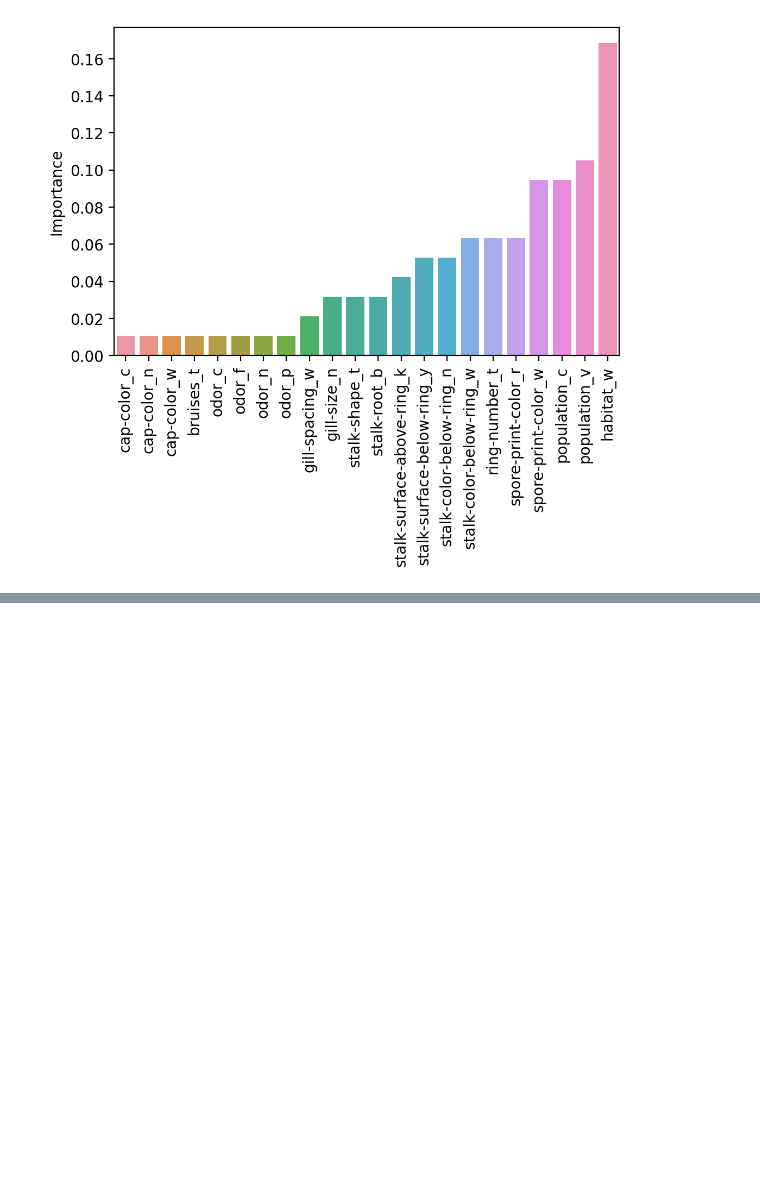
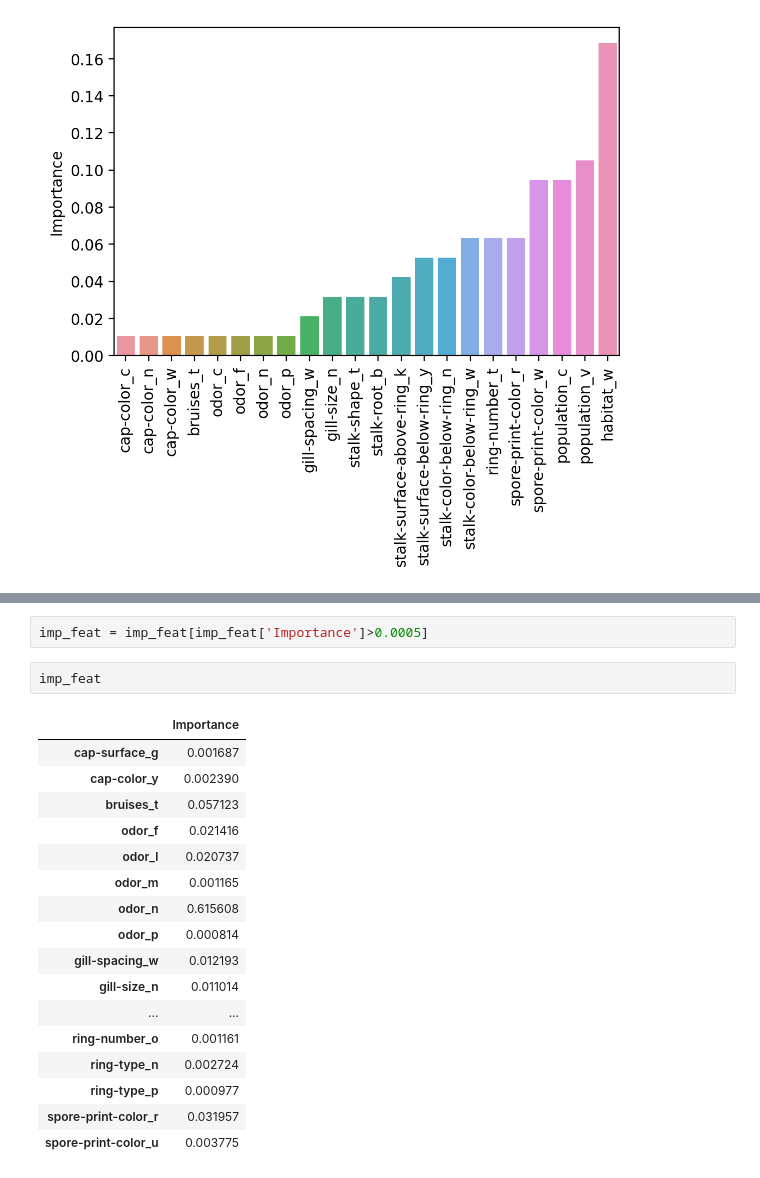
Before and after one commit to ddrightnow/Machine-Learning-Projects, a Jupyter notebook: Python Data Science and Machine Learning/Setup and Environments/14-Decision-Trees/Data Science and machine Learning 5 - Decision Trees.ipynb, the cells around one changed output, grey strips where cells are left out. Cells and saved outputs as stored; diff of their text form; blank space fills up the shorter version.

```diff
--- a/Python Data Science and Machine Learning/Setup and Environments/14-Decision-Trees/Data Science and machine Learning 5 - Decision Trees.ipynb
+++ b/Python Data Science and Machine Learning/Setup and Environments/14-Decision-Trees/Data Science and machine Learning 5 - Decision Trees.ipynb
@@ -1043,0 +1162,22 @@ plt.xticks(rotation=90);
+# %%
+imp_feat = imp_feat[imp_feat['Importance']>0.0005]
+# %%
+imp_feat
+# %% [output]
+|  | Importance |
+| cap-surface_g | 0.001687 |
+| cap-color_y | 0.002390 |
+| bruises_t | 0.057123 |
+| odor_f | 0.021416 |
+| odor_l | 0.020737 |
+| odor_m | 0.001165 |
+| odor_n | 0.615608 |
+| odor_p | 0.000814 |
+| gill-spacing_w | 0.012193 |
+| gill-size_n | 0.011014 |
+| ... | ... |
+| ring-number_o | 0.001161 |
+| ring-type_n | 0.002724 |
+| ring-type_p | 0.000977 |
+| spore-print-color_r | 0.031957 |
+| spore-print-color_u | 0.003775 |
```
Also changed, not shown: parts of 20 cells of this notebook.
